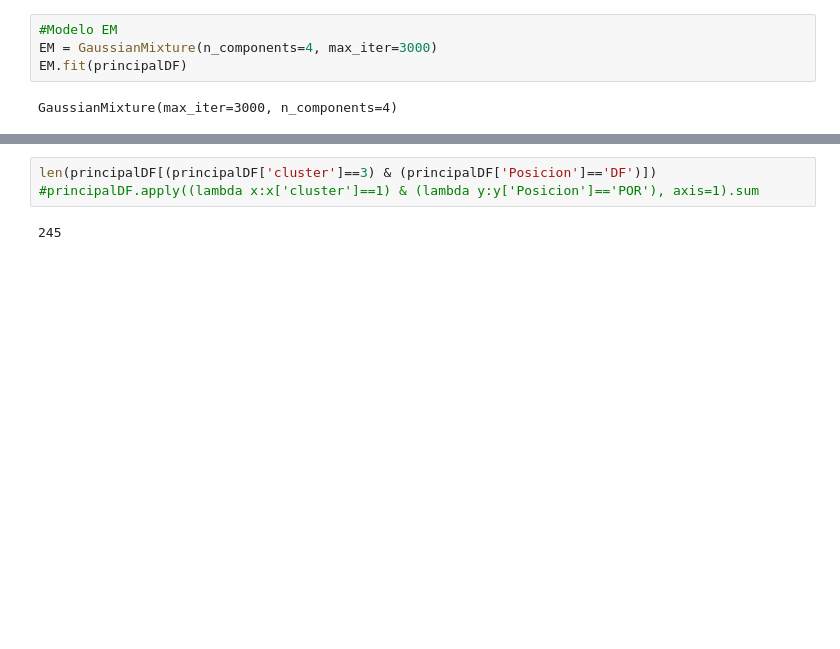
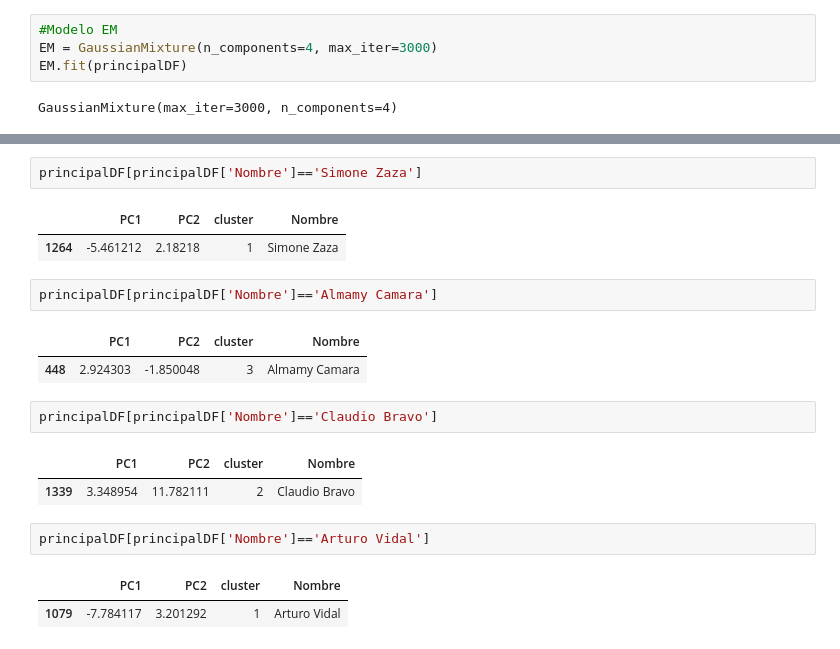
Before and after one commit to piero0090/Tesis-Sem-I, a Jupyter notebook: EM/Prueba1.ipynb, the cells around one changed output, grey strips where cells are left out. Cells and saved outputs as stored; diff of their text form; blank space fills up the shorter version.

```diff
--- a/EM/Prueba1.ipynb
+++ b/EM/Prueba1.ipynb
@@ -146,5 +146,20 @@ sns.scatterplot(data=principalDF,
-# %%
-len(principalDF[(principalDF['cluster']==3) & (principalDF['Posicion']=='DF')])
-#principalDF.apply((lambda x:x['cluster']==1) & (lambda y:y['Posicion']=='POR'), axis=1).sum
-# %% [output]
-245
+# %%
+principalDF[principalDF['Nombre']=='Simone Zaza']
+# %% [output]
+|  | PC1 | PC2 | cluster | Nombre |
+| 1264 | -5.461212 | 2.18218 | 1 | Simone Zaza |
+# %%
+principalDF[principalDF['Nombre']=='Almamy Camara']
+# %% [output]
+|  | PC1 | PC2 | cluster | Nombre |
+| 448 | 2.924303 | -1.850048 | 3 | Almamy Camara |
+# %%
+principalDF[principalDF['Nombre']=='Claudio Bravo']
+# %% [output]
+|  | PC1 | PC2 | cluster | Nombre |
+| 1339 | 3.348954 | 11.782111 | 2 | Claudio Bravo |
+# %%
+principalDF[principalDF['Nombre']=='Arturo Vidal']
+# %% [output]
+|  | PC1 | PC2 | cluster | Nombre |
+| 1079 | -7.784117 | 3.201292 | 1 | Arturo Vidal |
```
Also changed, not shown: parts of 4 cells of this notebook, 1 other file.
